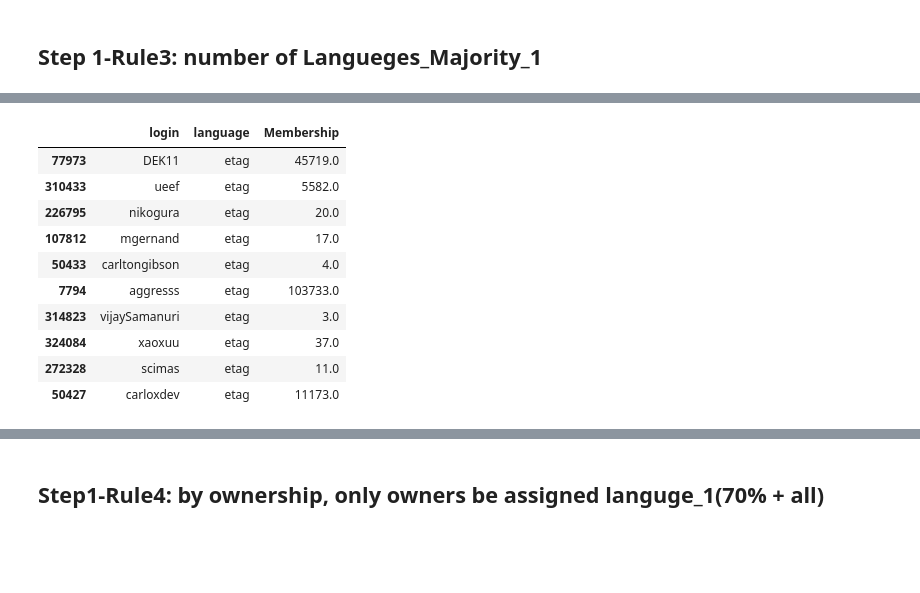
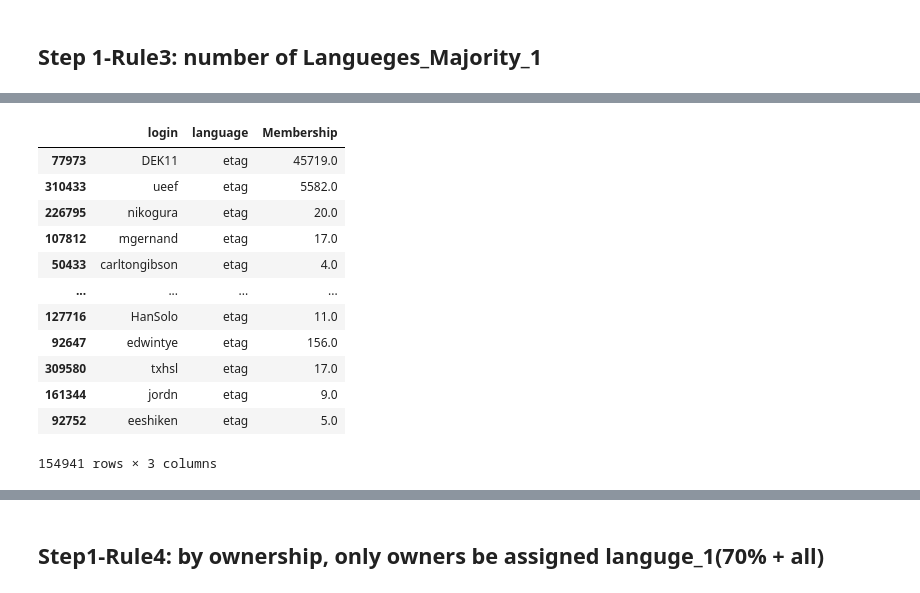
Before and after one commit to uva-bi-sdad/oss-2020, a Jupyter notebook: Python/hists-slugs.ipynb, the cells around one changed output, grey strips where cells are left out. Drawn from its saved outputs; the diff is of its cells as text; code cells hidden in the pictures; blank space fills up the shorter version.

```diff
--- a/Python/hists-slugs.ipynb
+++ b/Python/hists-slugs.ipynb
@@ -209,11 +178,19 @@ new = One_languege_repos["slug"].str.split("/",expand = True)
 One_languege_repos["Repo"]= new[1]
 # %%
 Membership_LRN = pd.read_pickle("mem_luv_rnbrw.pickle")
+CNM = pd.read_pickle('CNM.pkl')
+louvain = pd.read_pickle("memdict_risolate.pickle")
 #dictionary with key:0,1,.. membership and value is list of users
 Membership_LRN_rev = {val: key for key in Membership_LRN for val in Membership_LRN[key]}
 # Membership_LRN_rev: key: slugs, value: membership
+CNM_rev = {val: key for key in CNM for val in CNM[key]}
+Louvain_rev = {val: key for key in louvain for val in louvain[key]}
 # %%
 One_languege_repos['Membership'] = One_languege_repos['login'].map(Membership_LRN_rev)
+# %%
+One_languege_repos['CNM'] = One_languege_repos['login'].map(CNM_rev)
+# %%
+One_languege_repos['Louvain'] = One_languege_repos['login'].map(Louvain_rev)
 # %%
 #only community with more than 2 members
 # %%
@@ -528,19 +593,21 @@ Step1_rule3_70_majority = Login_lang_majorit_doup[['login', 'language', 'Members
 #keeping those that we assigned to a community:
 Step1_rule3_70_majority_all = Login_lang_majorit_doup_all[['login', 'language', 'Membership']].dropna()#all
 # %%
-Step1_rule3_70_majority.head(10)
+Step1_rule3_70_majority
 # %% [output]
 |  | login | language | Membership |
 | 77973 | DEK11 | etag | 45719.0 |
 | 310433 | ueef | etag | 5582.0 |
 | 226795 | nikogura | etag | 20.0 |
 | 107812 | mgernand | etag | 17.0 |
 | 50433 | carltongibson | etag | 4.0 |
-| 7794 | aggresss | etag | 103733.0 |
-| 314823 | vijaySamanuri | etag | 3.0 |
-| 324084 | xaoxuu | etag | 37.0 |
-| 272328 | scimas | etag | 11.0 |
-| 50427 | carloxdev | etag | 11173.0 |
+| ... | ... | ... | ... |
+| 127716 | HanSolo | etag | 11.0 |
+| 92647 | edwintye | etag | 156.0 |
+| 309580 | txhsl | etag | 17.0 |
+| 161344 | jordn | etag | 9.0 |
+| 92752 | eeshiken | etag | 5.0 |
+154941 rows × 3 columns
 # %%
 Step1_rule3_70_majority_all.tail(100)#70
 # %% [output]
```
Also changed, not shown: parts of 78 cells of this notebook, 22 other files.
